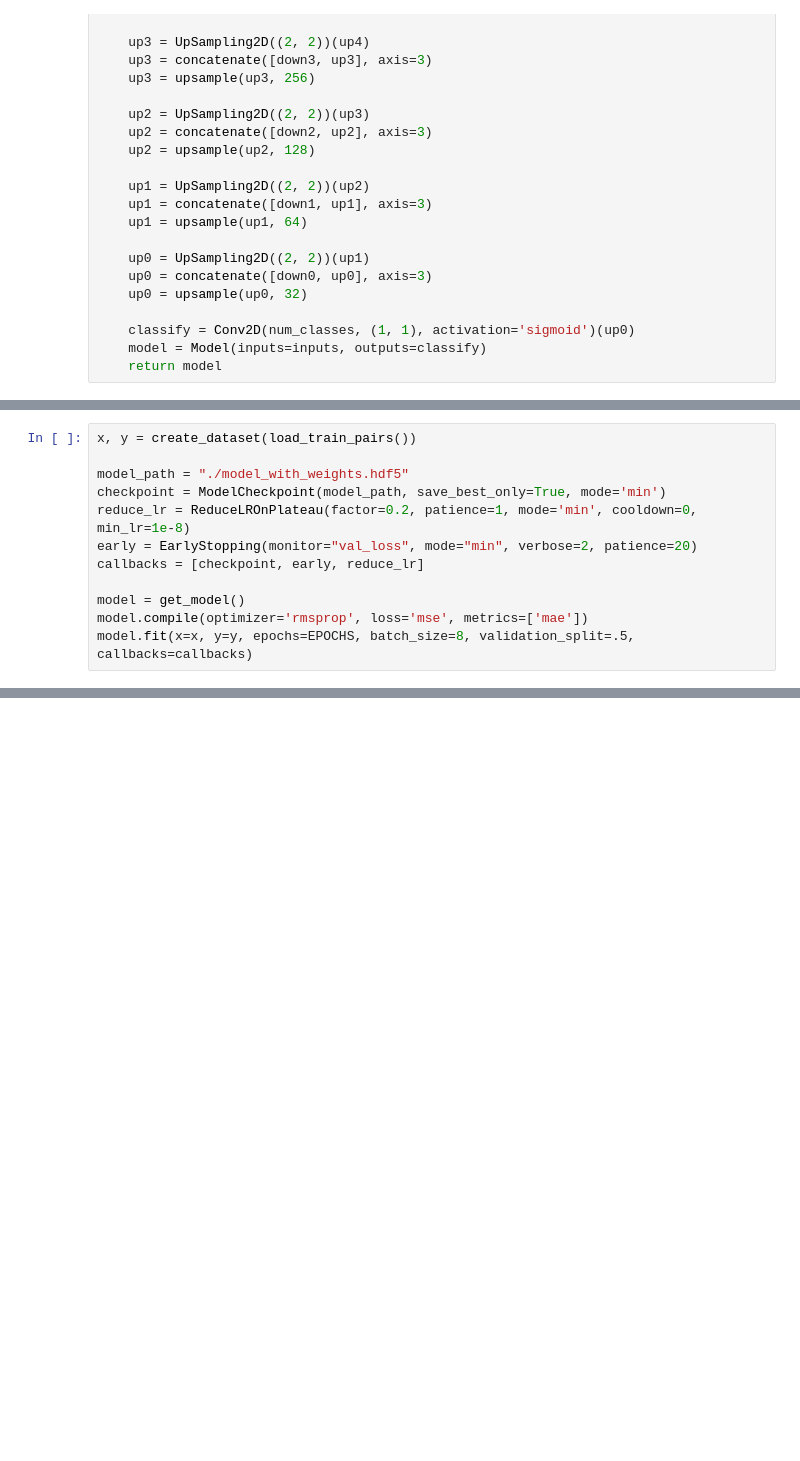
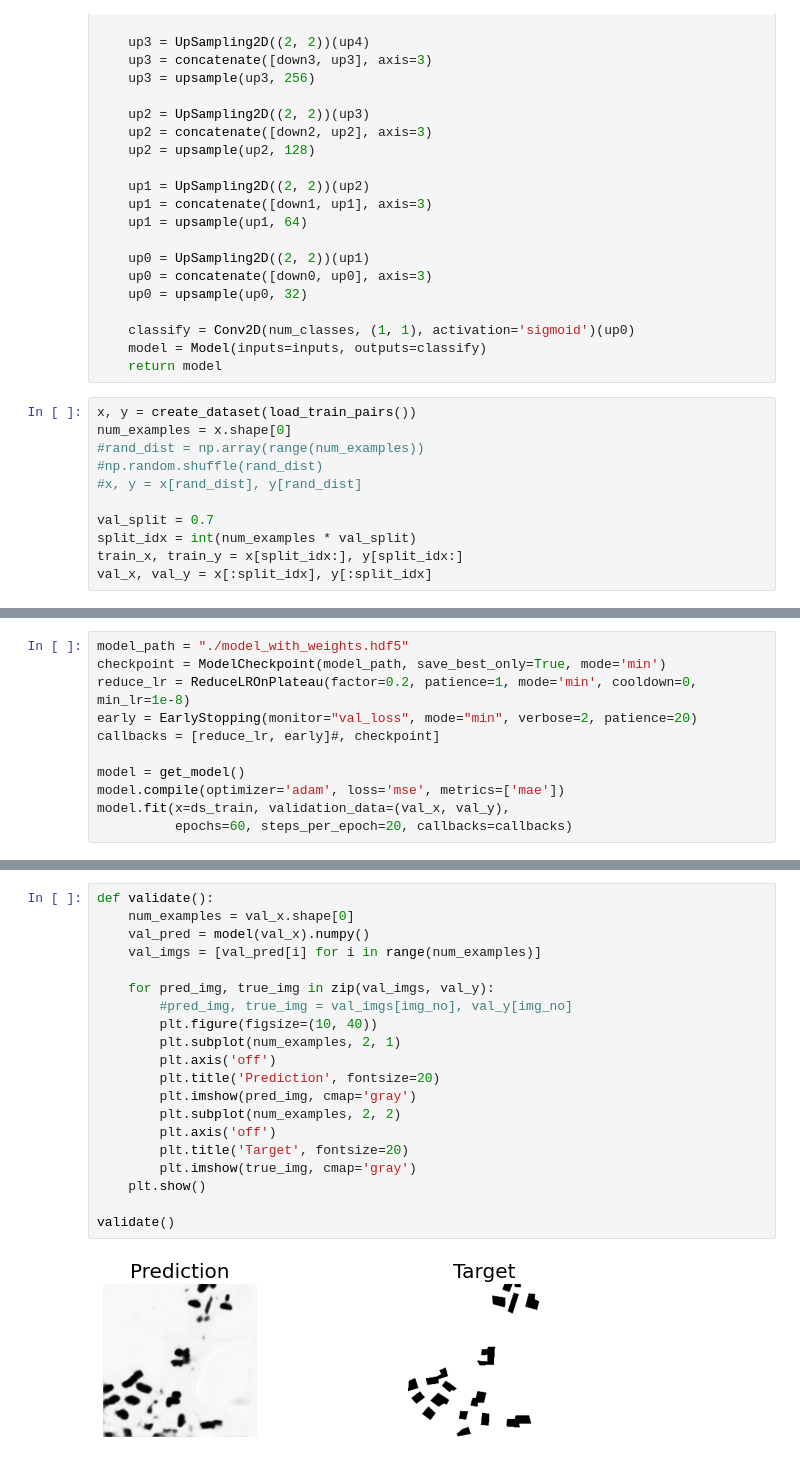
Before and after one commit to dobrino/START_Hack, a Jupyter notebook: segmentation/training.ipynb, the cells around one changed output, grey strips where cells are left out. Saved outputs shown, nothing was run; the diff lists cells and outputs as text; blank space fills up the shorter version.

Commit message:
rework training (better but still not good enough)

```diff
--- a/segmentation/training.ipynb
+++ b/segmentation/training.ipynb
@@ -166,3 +165,14 @@ def get_model(input_shape=(256, 256, 3), num_classes=1):
     classify = Conv2D(num_classes, (1, 1), activation='sigmoid')(up0)
     model = Model(inputs=inputs, outputs=classify)
     return model
+# %%
+x, y = create_dataset(load_train_pairs())
+num_examples = x.shape[0]
+#rand_dist = np.array(range(num_examples))
+#np.random.shuffle(rand_dist)
+#x, y = x[rand_dist], y[rand_dist]
+
+val_split = 0.7
+split_idx = int(num_examples * val_split)
+train_x, train_y = x[split_idx:], y[split_idx:]
+val_x, val_y = x[:split_idx], y[:split_idx]
@@ -169,13 +197,12 @@ def get_model(input_shape=(256, 256, 3), num_classes=1):
 # %%
-x, y = create_dataset(load_train_pairs())
-
 model_path = "./model_with_weights.hdf5"
 checkpoint = ModelCheckpoint(model_path, save_best_only=True, mode='min')
 reduce_lr = ReduceLROnPlateau(factor=0.2, patience=1, mode='min', cooldown=0, min_lr=1e-8)
 early = EarlyStopping(monitor="val_loss", mode="min", verbose=2, patience=20)
-callbacks = [checkpoint, early, reduce_lr]
+callbacks = [reduce_lr, early]#, checkpoint]
 
 model = get_model()
-model.compile(optimizer='rmsprop', loss='mse', metrics=['mae'])
-model.fit(x=x, y=y, epochs=EPOCHS, batch_size=8, validation_split=.5, callbacks=callbacks)
+model.compile(optimizer='adam', loss='mse', metrics=['mae'])
+model.fit(x=ds_train, validation_data=(val_x, val_y),
+          epochs=60, steps_per_epoch=20, callbacks=callbacks)
 # %% [output]
@@ -199 +226,23 @@ Epoch 200/200
 <keras.callbacks.History at 0x...>
+# %%
+def validate():
+    num_examples = val_x.shape[0]
+    val_pred = model(val_x).numpy()
+    val_imgs = [val_pred[i] for i in range(num_examples)]
+
+    for pred_img, true_img in zip(val_imgs, val_y):
+        #pred_img, true_img = val_imgs[img_no], val_y[img_no]
+        plt.figure(figsize=(10, 40))
+        plt.subplot(num_examples, 2, 1)
+        plt.axis('off')
+        plt.title('Prediction', fontsize=20)
+        plt.imshow(pred_img, cmap='gray')
+        plt.subplot(num_examples, 2, 2)
+        plt.axis('off')
+        plt.title('Target', fontsize=20)
+        plt.imshow(true_img, cmap='gray')
+    plt.show()
+
+validate()
+# %% [output]
+[figure, added]
```
Also changed, not shown: parts of 5 cells of this notebook.
